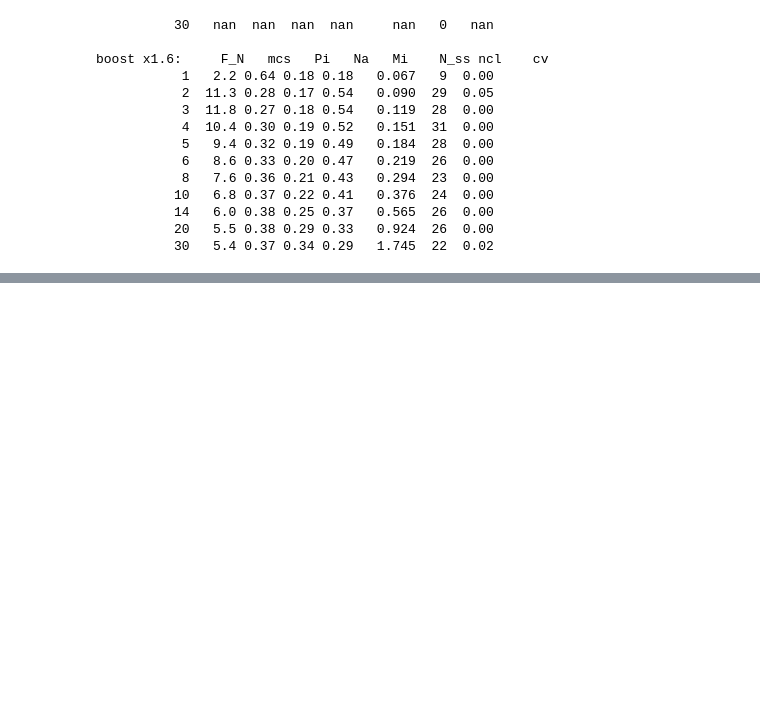
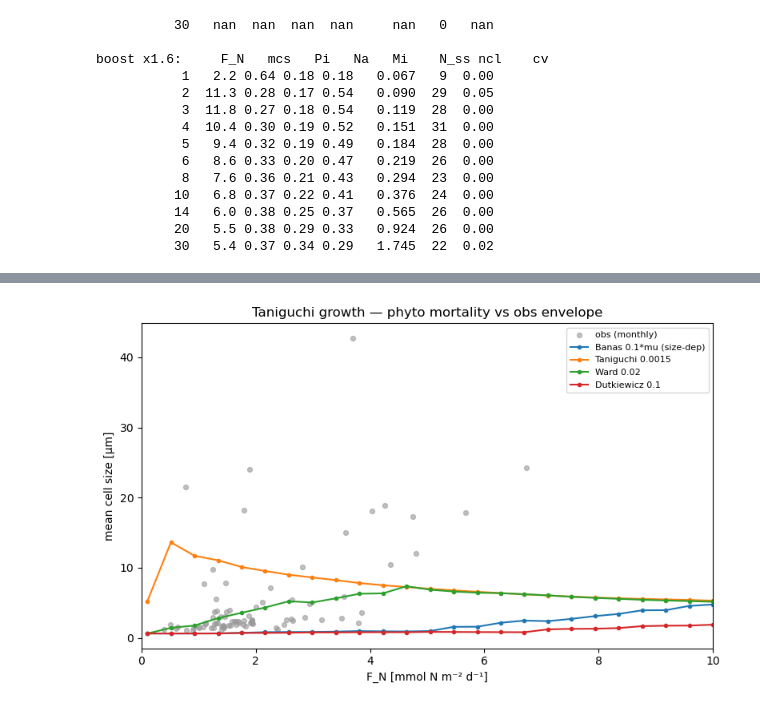
Before and after one commit to ben1post/SSMCariaco, a Jupyter notebook: parameter_scan/r0_testing/FinalBaseline_RUN01.ipynb, the cells around one changed output, grey strips where cells are left out. Cells and saved outputs as stored; diff of their text form; code cells hidden in the pictures; blank space fills up the shorter version.

```diff
--- a/parameter_scan/r0_testing/FinalBaseline_RUN01.ipynb
+++ b/parameter_scan/r0_testing/FinalBaseline_RUN01.ipynb
@@ -821,3 +821,66 @@ boost x1.6:     F_N   mcs   Pi   Na   Mi    N_ss ncl    cv
           14   6.0 0.38 0.25 0.37   0.565  26  0.00
           20   5.5 0.38 0.29 0.33   0.924  26  0.00
           30   5.4 0.37 0.34 0.29   1.745  22  0.02
+# %%
+# ── Cell M — literature phyto-mortality comparison × F_N (Taniguchi growth) ──
+import importlib, numpy as np, matplotlib.pyplot as plt
+import cariaco_npzd_setups as cns, cariaco_obs as co, parscan_utils as pu
+for m in (cns, co, pu):
+    importlib.reload(m)
+from xso.parscans import run_xso_parscan
+
+pe, ze = cns.phyto_esd, cns.zoo_esd
+bin_defs = co.TARGET_BIN_DEFINITIONS
+TAIL = 1000
+FN_VALUES = np.linspace(0.1, 10.0, 25)
+
+# literature LINEAR phyto-mortality treatments (Taniguchi growth baked into the setup)
+mort = {
+    'Banas 0.1*mu (size-dep)': 0.1 * cns.mu_max_tani,    # = mP_tani, the consistent Banas rule
+    'Taniguchi 0.0015':        np.full(len(pe), 0.0015),
+    'Ward 0.02':               np.full(len(pe), 0.02),
+    'Dutkiewicz 0.1':          np.full(len(pe), 0.1),
+}
+
+# sweep at upwelling d_e/T; Inflow__FN is the scan axis so it must NOT be in fixed_overrides
+*_, forc = co.load_cariaco_targets(regime='upwelling', months='hplc', agg='median', include_temperature=True)
+fixed_forc = {k: v for k, v in forc.items() if k != 'Inflow__FN'}
+
+results = {}
+for lab, mP in mort.items():
+    res = run_xso_parscan(
+        model_file_name='cariaco_npzd_setups', model_name='model_npzd',
+        model_setup_name='model_setup_npzd_tani_scan',
+        param_name='Inflow__FN', param_values=FN_VALUES, processes=8,
+        fixed_overrides={**fixed_forc, 'PhytoMortality__rate': mP})
+    rows = []
+    for k in range(len(FN_VALUES)):
+        proc = pu.process_regime_run(res.isel({'Inflow__FN': k}), pe, ze, bin_defs, tail_len=TAIL)
+        Ps = np.asarray(proc['Pspec']); nco = int((Ps > 0.01 * Ps.max()).sum())
+        pb = np.asarray(proc['phyto_bins_tail'])
+        fr = np.nanmedian(pb / np.clip(pb.sum(0, keepdims=True), 1e-12, None), axis=1)
+        rows.append((FN_VALUES[k], np.nanmedian(proc['mcs_tail']), fr[0], fr[1], fr[2], proc['cv'], nco))
+    results[lab] = np.array(rows)
+    print(f"\n{lab}:   {'F_N':>5}{'mcs':>6}{'Pi':>5}{'Na':>5}{'Mi':>5}{'cv':>6}{'ncl':>4}")
+    for r in results[lab]:
+        print(f"  {'':>4}{r[0]:5.1f}{r[1]:6.1f}{r[2]:5.2f}{r[3]:5.2f}{r[4]:5.2f}{r[5]:6.2f}{int(r[6]):4d}")
+
+# obs envelope: per-month mcs vs F_N (both regimes), aligned row-wise
+pcols = [b['column'] for b in bin_defs if b['type'] == 'phyto']
+geo = np.asarray(pu.CARIACO_PHYTO_BIN_GEOMEANS, float)
+obs_fn, obs_mcs = [], []
+for r in ('upwelling', 'relaxed'):
+    *_, mdf, _ = co.load_cariaco_targets(regime=r, months='hplc', agg='median', include_temperature=True)
+    sub = mdf[pcols + ['FN_mmolN_m2_d']].dropna()
+    P = sub[pcols].values; frac = P / P.sum(1, keepdims=True)
+    obs_mcs.append(10 ** (frac @ np.log10(geo))); obs_fn.append(sub['FN_mmolN_m2_d'].values)
+obs_fn, obs_mcs = np.concatenate(obs_fn), np.concatenate(obs_mcs)
+
+fig, ax = plt.subplots(figsize=(8, 5))
+ax.scatter(obs_fn, obs_mcs, s=18, c='0.6', alpha=0.6, label='obs (monthly)')
+for lab, arr in results.items():
+    ax.plot(arr[:, 0], arr[:, 1], 'o-', ms=3, label=lab)
+ax.set_xlim(0, 10); ax.set_xlabel('F_N [mmol N m⁻² d⁻¹]'); ax.set_ylabel('mean cell size [µm]')
+ax.set_title('Taniguchi growth — phyto mortality vs obs envelope'); ax.legend(fontsize=8)
+plt.tight_layout(); plt.show()
+# %% [output]
@@ -823,0 +904 @@ boost x1.6:     F_N   mcs   Pi   Na   Mi    N_ss ncl    cv
+[figure, added]
```
Also changed, not shown: parts of 1 cell of this notebook, 5 other files.
